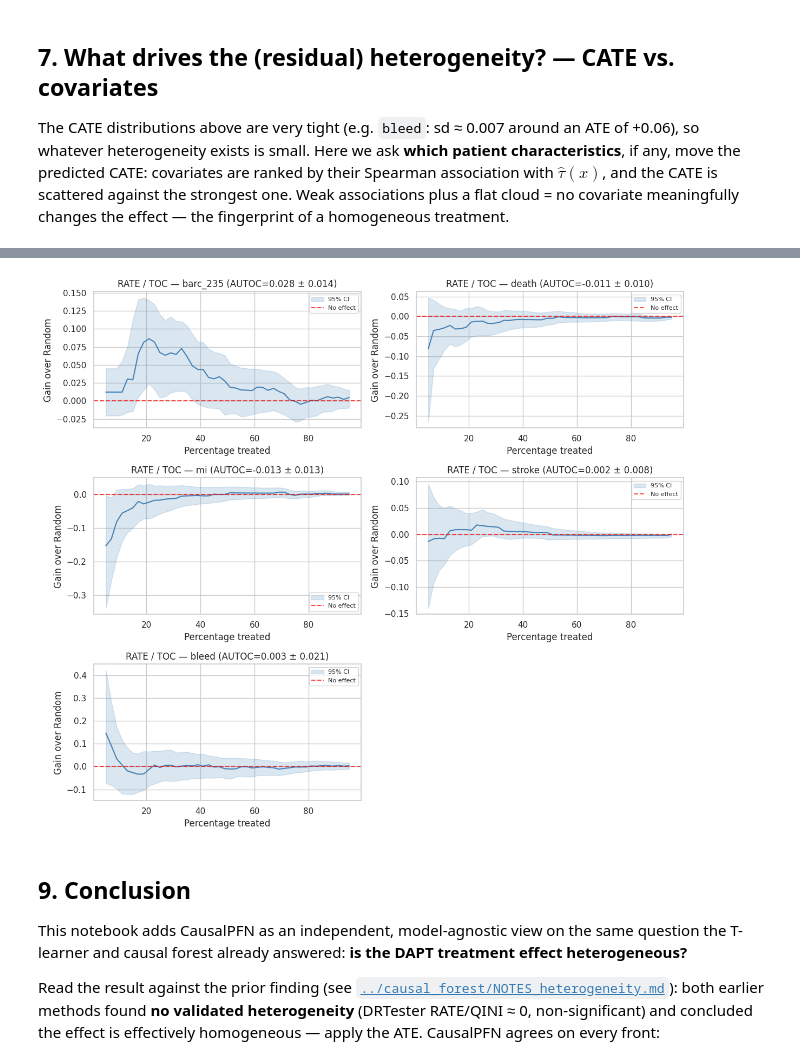
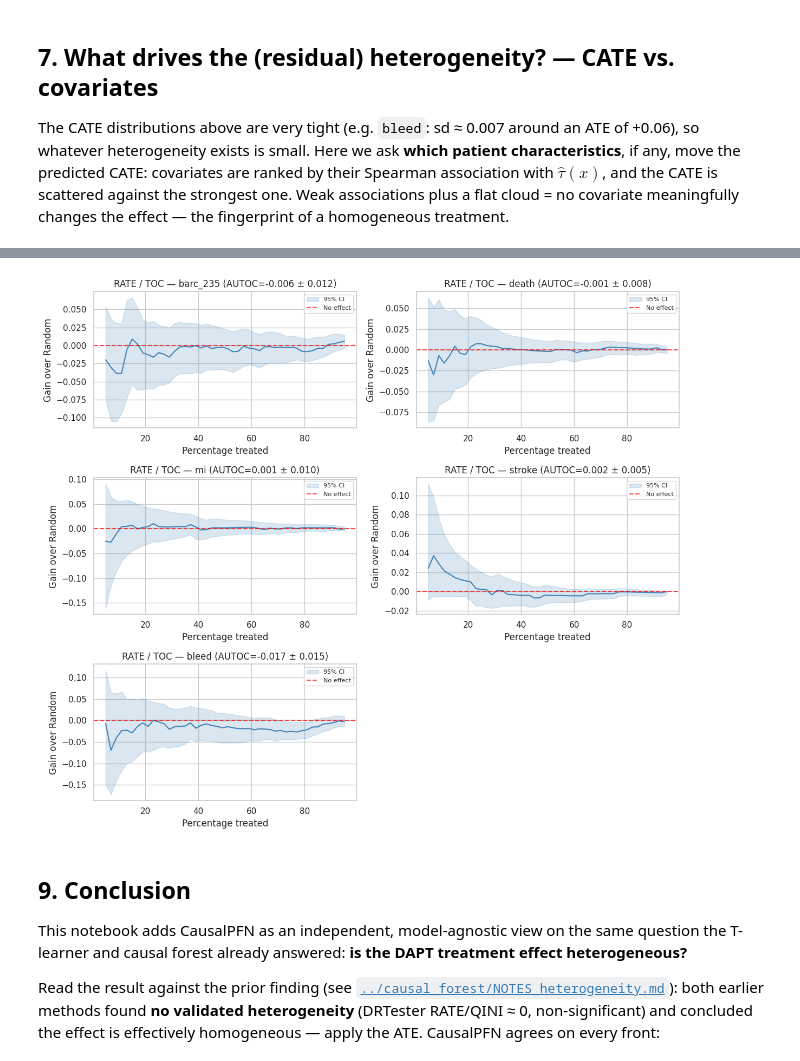
Before and after one commit to TommasoPioda/CATE-estimation-on-the-MASTER-DAPT-trial, a Jupyter notebook: Meta-learning/CausalFPN/08_CausalFPN.ipynb, the cells around one changed output, grey strips where cells are left out. Drawn from its saved outputs; the diff is of its cells as text; code cells hidden in the pictures.

```diff
--- a/Meta-learning/CausalFPN/08_CausalFPN.ipynb
+++ b/Meta-learning/CausalFPN/08_CausalFPN.ipynb
@@ -162,7 +174,7 @@ fig, axes = plt.subplots(2, 3, figsize=(3.6 * 3, 8), squeeze=False)
 axes = axes.ravel()
 
 for ax, (_, label) in zip(axes, ENDPOINTS):
-    tau = cate_test[label]
+    tau = cate[label]
     ax.hist(tau, bins=30, color='steelblue', alpha=0.85)
     ax.axvline(0, color='k', lw=1, ls='--')
     ax.axvline(tau.mean(), color='crimson', lw=1.5, label=f'ATE = {tau.mean():+.3f}')
@@ -171,7 +183,7 @@ for ax, (_, label) in zip(axes, ENDPOINTS):
     ax.legend(fontsize=8)
 axes[0].set_ylabel('patients')
 
-fig.suptitle('CausalPFN per-patient CATE — held-out test set', y=1.03)
+fig.suptitle('CausalPFN per-patient CATE — full cohort (in-sample)', y=1.03)
 plt.tight_layout()
 plt.show()
 # %% [output]
@@ -186,7 +198,7 @@ would indicate exploitable heterogeneity (responders vs. non-responders).
 fig, ax = plt.subplots(figsize=(7.5, 4.8))
 
 for _, label in ENDPOINTS:
-    tau_sorted = np.sort(cate_test[label])
+    tau_sorted = np.sort(cate[label])
     pct = np.linspace(0, 1, len(tau_sorted))
     ax.plot(pct, tau_sorted, label=label, lw=1.8)
 
@@ -210,16 +222,16 @@ flat cloud = no covariate meaningfully changes the effect — the fingerprint of
 treatment.
 # %%
 # --- Drivers of the (residual) CATE heterogeneity -------------------------
-# Reuse the test-set CATEs (no extra CausalPFN passes).
+# Reuse the full-cohort CATEs (no extra CausalPFN passes).
 feat_names = list(X_num.columns)
-X_test_df = pd.DataFrame(X_test, columns=feat_names)
+X_all_df = pd.DataFrame(X_all, columns=feat_names, index=X_num.index)
 
 DRIVER_ENDPOINT = 'bleed'          # endpoint to dissect (highest event rate)
-tau = cate_test[DRIVER_ENDPOINT]
+tau = cate[DRIVER_ENDPOINT]
 
 # Spearman association of every covariate with the predicted CATE
-corr = (X_test_df
-        .corrwith(pd.Series(tau, index=X_test_df.index), method='spearman')
+corr = (X_all_df
+        .corrwith(pd.Series(tau, index=X_all_df.index), method='spearman')
         .dropna()
         .sort_values(key=np.abs, ascending=False))
 top = corr.head(8)
@@ -236,7 +248,7 @@ axes[0].set_title(f'Top CATE drivers — {DRIVER_ENDPOINT}')
 
 # (b) CATE vs. the single strongest driver
 driver = top.index[0]
-axes[1].scatter(X_test_df[driver], tau, s=12, alpha=0.4, color='purple')
+axes[1].scatter(X_all_df[driver], tau, s=12, alpha=0.4, color='purple')
 axes[1].axhline(tau.mean(), color='crimson', ls='--', lw=1, label=f'ATE = {tau.mean():+.3f}')
 axes[1].set_xlabel(driver)
 axes[1].set_ylabel('predicted CATE')
@@ -269,16 +287,36 @@ into a single score.
 > the rigorous version (it reports AUTOC ≈ 0, non-significant).
 # %%
 # --- RATE / TOC: does ranking by predicted CATE beat random targeting? ----
-# Sort test patients by predicted CATE (desc) and sweep the treated fraction q
-# from the highest-CATE patient down. The TOC is the ATE among the top-q
-# patients minus the overall ATE ("gain over random"); under the randomised
-# treatment each subgroup ATE is just the observed (treated - control) risk
-# difference. Curve above zero = prioritising by predicted CATE concentrates
-# the effect (real heterogeneity); curve hugging zero = none. The 95% band and
-# AUTOC uncertainty come from bootstrapping the test set (no CausalPFN refit).
+# Honest held-out evaluation (mirrors the T-learner in 05 and the causal forest in
+# 07): refit CausalPFN on a 70/30 split stratified on treatment -- preprocessing fit
+# on the train part only -- and rank/score the held-out test patients the model never
+# conditioned on. Sort test patients by predicted CATE (desc) and sweep the treated
+# fraction q from the highest-CATE patient down. The TOC is the ATE among the top-q
+# patients minus the overall ATE ("gain over random"); under the randomised treatment
+# each subgroup ATE is just the observed (treated - control) risk difference. Curve
+# above zero = prioritising by predicted CATE concentrates the effect (real
+# heterogeneity); curve hugging zero = none. The 95% band and AUTOC uncertainty come
+# from bootstrapping the test set (no CausalPFN refit).
 N_BOOT = 300
 Q_GRID = np.linspace(0.05, 0.95, 46)
 rng = np.random.default_rng(42)
+
+# Honest split: refit on 70%, validate the CATE ranking on the held-out 30%.
+tr_idx, te_idx = train_test_split(
+    np.arange(len(X_num)), test_size=0.3, random_state=42, stratify=T)
+
+ho_imputer = KNNImputer(n_neighbors=5)
+ho_scaler = RobustScaler()
+X_tr = ho_scaler.fit_transform(ho_imputer.fit_transform(X_num.iloc[tr_idx]))  # fit on train only
+X_te = ho_scaler.transform(ho_imputer.transform(X_num.iloc[te_idx]))
+T_tr, T_te = T[tr_idx], T[te_idx]
+
+# Out-of-sample CATE on the held-out test set, one estimator per endpoint.
+cate_ho = {}
+for target, label in ENDPOINTS:
+    est = CATEEstimator(device=DEVICE, verbose=False)
+    est.fit(X_tr, T_tr, y_df[target].to_numpy()[tr_idx])
+    cate_ho[label] = np.asarray(est.estimate_cate(X_te))
 
 
 def toc_curve(tau, t, y, q_grid):
@@ -301,39 +339,39 @@ fig, axes = plt.subplots(NROWS, NCOLS, figsize=(6 * NCOLS, 3.5 * NROWS), squeeze
 axes = axes.ravel()
 
 for ax, (target, label) in zip(axes, ENDPOINTS):
-    tau = cate_test[label]
-    y_obs = Y_test[target].to_numpy()
+    tau = cate_ho[label]
+    y_obs = y_df[target].to_numpy()[te_idx]
     n = len(tau)
 
-    toc = toc_curve(tau, T_test, y_obs, Q_GRID)
+    toc = toc_curve(tau, T_te, y_obs, Q_GRID)
 
     # bootstrap the test set for a pointwise band + AUTOC uncertainty
     boot = np.empty((N_BOOT, len(Q_GRID)))
     for b in range(N_BOOT):
         idx = rng.integers(0, n, n)
-        boot[b] = toc_curve(tau[idx], T_test[idx], y_obs[idx], Q_GRID)
+        boot[b] = toc_curve(tau[idx], T_te[idx], y_obs[idx], Q_GRID)
     lo = np.nanpercentile(boot, 2.5, axis=0)
     hi = np.nanpercentile(boot, 97.5, axis=0)
 
     autoc = np.nanmean(toc)
     autoc_se = np.nanmean(boot, axis=1).std()
 
     pct = Q_GRID * 100
     ax.plot(pct, toc, color='steelblue')
     ax.fill_between(pct, lo, hi, color='steelblue', alpha=0.2, label='95% CI')
     ax.axhline(0, color='red', linestyle='--', alpha=0.7, label='No effect')
     ax.set_title(f'RATE / TOC — {label} (AUTOC={autoc:.3f} ± {autoc_se:.3f})')
     ax.set_xlabel('Percentage treated')
     ax.set_ylabel('Gain over Random')
     ax.legend(fontsize=8)
 
 for ax in axes[len(ENDPOINTS):]:
     ax.set_visible(False)
 
 plt.tight_layout()
 plt.show()
 # %% [output]
-[figure, old version]
+[figure, new version]
 # %% [markdown]
 ## 9. Conclusion
 
```
Also changed, not shown: parts of 11 cells of this notebook.
